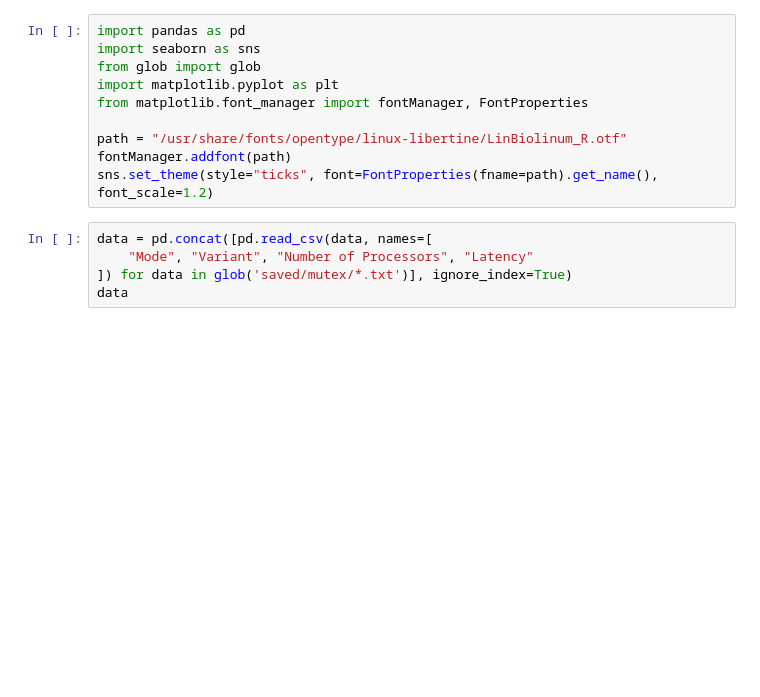
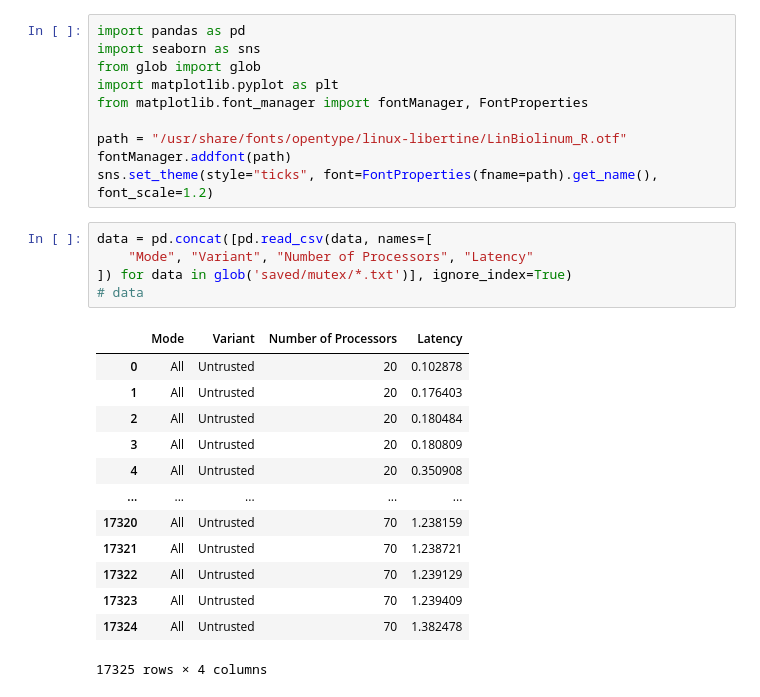
Before and after one commit to neatsys/neatworks, a Jupyter notebook: tools/boson-control/notebooks/mutex.ipynb, the cells around one changed output. Drawn from its saved outputs; the diff is of its cells as text; blank space fills up the shorter version.

```diff
--- a/tools/boson-control/notebooks/mutex.ipynb
+++ b/tools/boson-control/notebooks/mutex.ipynb
@@ -11,8 +11,22 @@ sns.set_theme(style="ticks", font=FontProperties(fname=path).get_name(), font_sc
 # %%
 data = pd.concat([pd.read_csv(data, names=[
     "Mode", "Variant", "Number of Processors", "Latency"
 ]) for data in glob('saved/mutex/*.txt')], ignore_index=True)
-data
+# data
+# %% [output]
+|  | Mode | Variant | Number of Processors | Latency |
+| 0 | All | Untrusted | 20 | 0.102878 |
+| 1 | All | Untrusted | 20 | 0.176403 |
+| 2 | All | Untrusted | 20 | 0.180484 |
+| 3 | All | Untrusted | 20 | 0.180809 |
+| 4 | All | Untrusted | 20 | 0.350908 |
+| ... | ... | ... | ... | ... |
+| 17320 | All | Untrusted | 70 | 1.238159 |
+| 17321 | All | Untrusted | 70 | 1.238721 |
+| 17322 | All | Untrusted | 70 | 1.239129 |
+| 17323 | All | Untrusted | 70 | 1.239409 |
+| 17324 | All | Untrusted | 70 | 1.382478 |
+17325 rows × 4 columns
 # %%
 # plt.figure(figsize=(12, 3))
 f = sns.boxplot(data=data[data["Mode"] == "All"],
```
Also changed, not shown: parts of 2 cells of this notebook, 42 other files.
